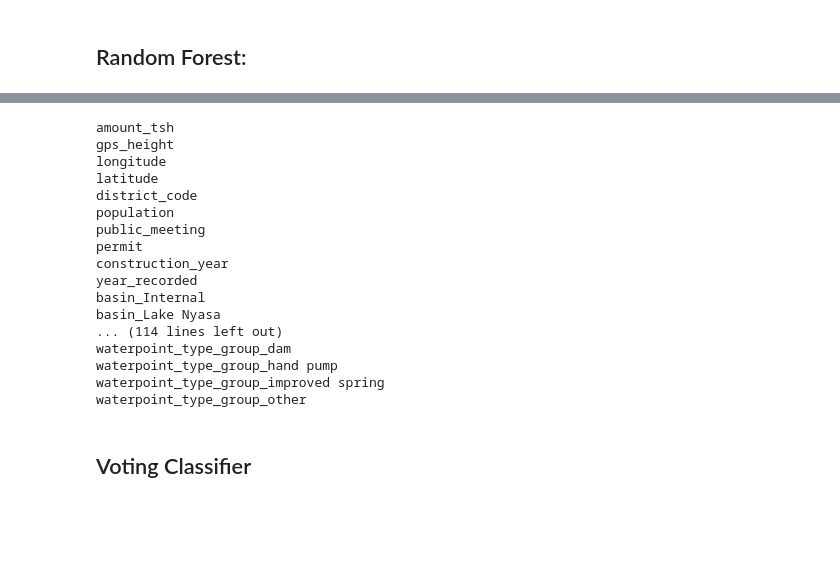
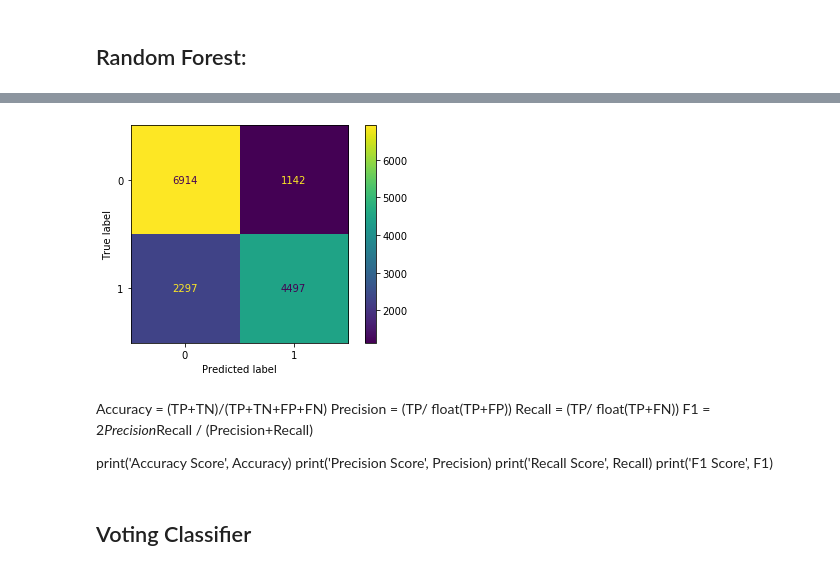
Before and after one commit to wooyounghong/water-wells-classification, a Jupyter notebook: 3.Modeling.ipynb, the cells around one changed output, grey strips where cells are left out. Cells and saved outputs as stored; diff of their text form; code cells hidden in the pictures; blank space fills up the shorter version.

```diff
--- a/3.Modeling.ipynb
+++ b/3.Modeling.ipynb
@@ -575,24 +577,18 @@ final_model_rf.feature_importances_.max()
-# %%
-for each in X_train.columns:
-    print(each)
-# %% [output]
-amount_tsh
-gps_height
-longitude
-latitude
-district_code
-population
-public_meeting
-permit
-construction_year
-year_recorded
-basin_Internal
-basin_Lake Nyasa
-... (114 lines left out)
-waterpoint_type_group_dam
-waterpoint_type_group_hand pump
-waterpoint_type_group_improved spring
-waterpoint_type_group_other
+# %%
+plot_confusion_matrix(grid_forest, X_test[selected_columns], y_test)
+plt.savefig('./plots/matrix.png', bbox_inches='tight')
+# %% [output]
+[figure, added]
+# %% [markdown]
+Accuracy = (TP+TN)/(TP+TN+FP+FN)
+Precision = (TP/ float(TP+FP))
+Recall = (TP/ float(TP+FN))
+F1 = 2*Precision*Recall / (Precision+Recall)
+
+print('Accuracy Score', Accuracy)
+print('Precision Score', Precision)
+print('Recall Score', Recall)
+print('F1 Score', F1)
 # %%
 # Organization will be looking at wells currently in place and what might be breaking ?
  # - features that are related to
```
Also changed, not shown: parts of 41 cells of this notebook, 3 other files.
